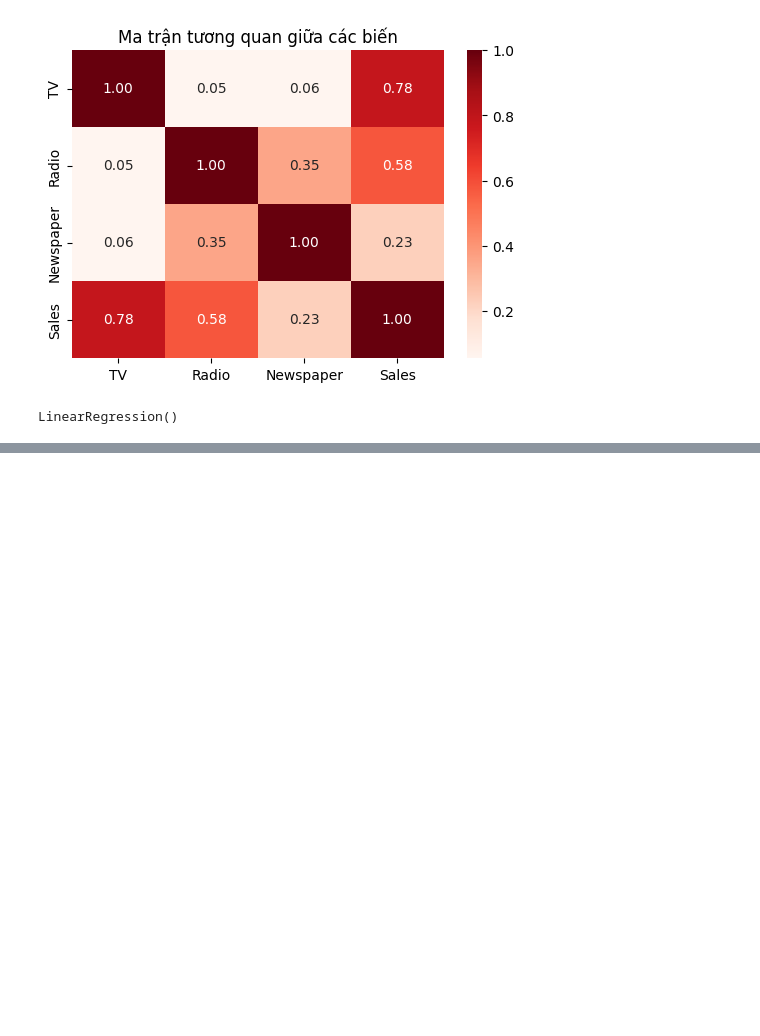
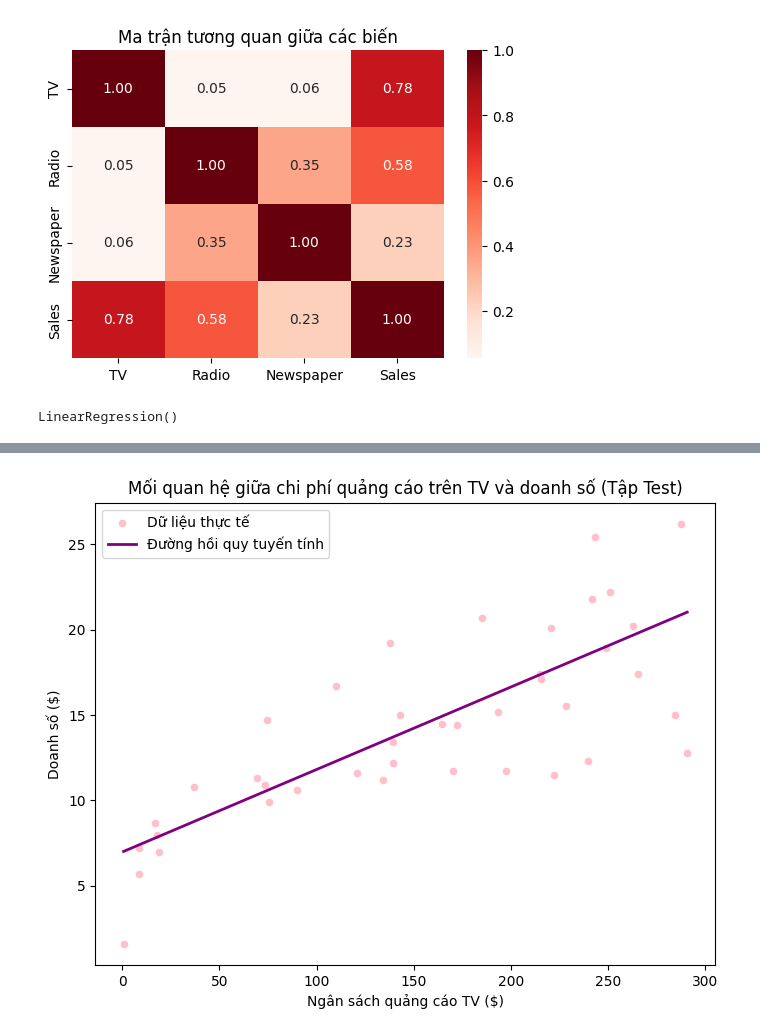
Before and after one commit to anhvq44/CSA17, a Jupyter notebook: Lesson7/hoiquytuyentinh.ipynb, the cells around one changed output, grey strips where cells are left out. Saved outputs shown, nothing was run; the diff lists cells and outputs as text; code cells hidden in the pictures; blank space fills up the shorter version.

```diff
--- a/Lesson7/hoiquytuyentinh.ipynb
+++ b/Lesson7/hoiquytuyentinh.ipynb
@@ -126,0 +142,28 @@ plt.show()
+# %%
+# Tạo DataFrame chứa giá trị thực tế và dự đoán
+df_test = pd.DataFrame({
+    'TV': X_test['TV'],
+    'Doanh_so_thuc_te': y_test,
+    'Doanh_so_du_doan': y_pred
+})
+
+# Sắp xếp theo giá trị TV để đường hồi quy mượt
+df_test = df_test.sort_values(by='TV')
+
+# Vẽ biểu đồ
+plt.figure(figsize=(8, 6))
+sns.scatterplot(
+    x='TV', y='Doanh_so_thuc_te',
+    data=df_test, color='pink', label='Dữ liệu thực tế'
+)
+plt.plot(
+    df_test['TV'], df_test['Doanh_so_du_doan'],
+    color='purple', linewidth=2, label='Đường hồi quy tuyến tính'
+)
+plt.title('Mối quan hệ giữa chi phí quảng cáo trên TV và doanh số (Tập Test)')
+plt.xlabel('Ngân sách quảng cáo TV ($)')
+plt.ylabel('Doanh số ($)')
+plt.legend()
+plt.show()
+# %% [output]
+[figure, added]
```
Also changed, not shown: parts of 6 cells of this notebook, 1 other file.
